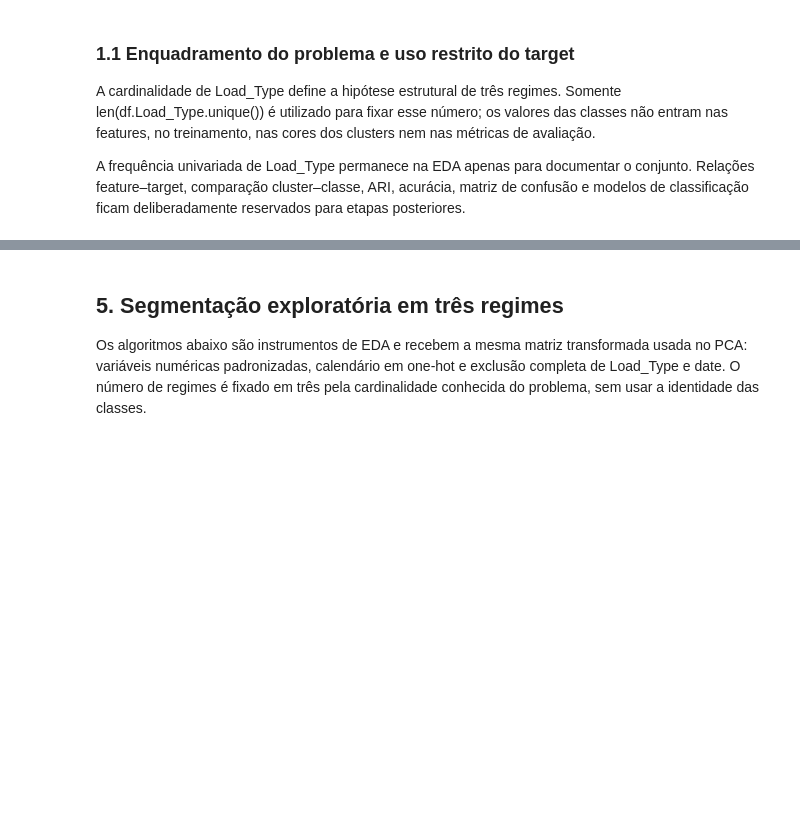
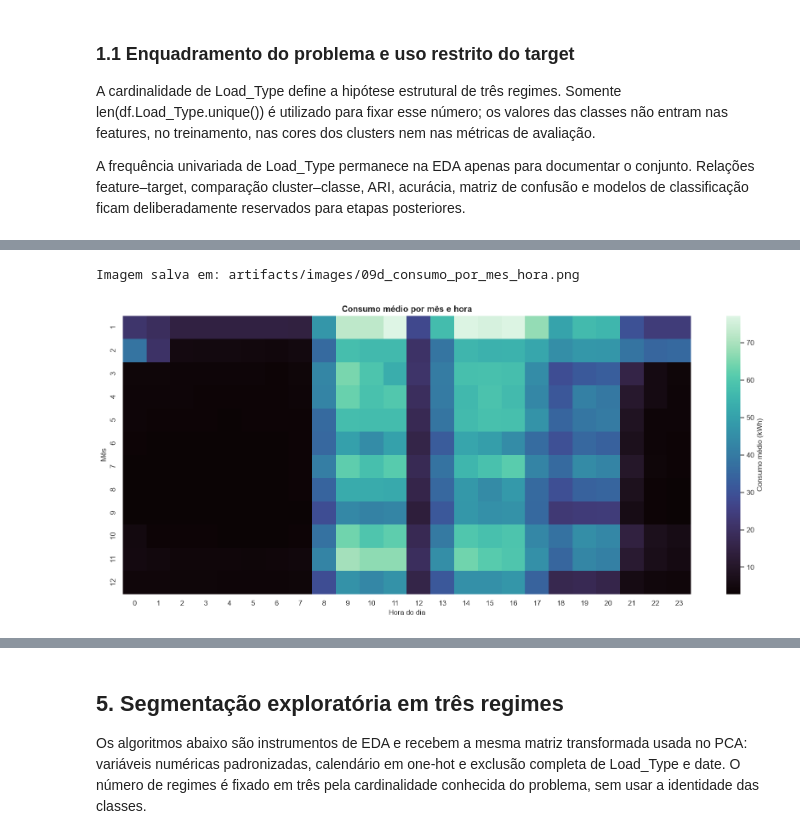
Before and after one commit to MBA-Data-Science-Unifor/Regime-Anomaly-Unsupervisioned, a Jupyter notebook: artifacts/notebooks/01_EDA.ipynb, the cells around one changed output, grey strips where cells are left out. Drawn from its saved outputs; the diff is of its cells as text; code cells hidden in the pictures; blank space fills up the shorter version.

```diff
--- a/artifacts/notebooks/01_EDA.ipynb
+++ b/artifacts/notebooks/01_EDA.ipynb
@@ -342,0 +523,38 @@ plt.show()
+# %%
+conditional_columns = [
+    "Usage_kWh",
+    "Lagging_Current_Reactive.Power_kVarh",
+    "Leading_Current_Reactive_Power_kVarh",
+    "Lagging_Current_Power_Factor",
+    "Leading_Current_Power_Factor",
+]
+calendar_profile = relationship_df.groupby("WeekStatus")[conditional_columns].median()
+calendar_profile.to_csv(
+    TABLES_DIR / "perfil_mediano_por_status_semana.csv",
+    encoding="utf-8-sig",
+)
+display(calendar_profile.round(2))
+
+month_hour_usage = (
+    relationship_df.assign(
+        month=relationship_df[DATE_COLUMN].dt.month,
+        hour=relationship_df["NSM"] // 3_600,
+    )
+    .pivot_table(index="month", columns="hour", values="Usage_kWh", aggfunc="mean")
+)
+fig, ax = plt.subplots(figsize=(16, 7))
+sns.heatmap(
+    month_hour_usage,
+    cmap="mako",
+    cbar_kws={"label": "Consumo médio (kWh)"},
+    ax=ax,
+)
+ax.set(
+    title="Consumo médio por mês e hora",
+    xlabel="Hora do dia",
+    ylabel="Mês",
+)
+fig.tight_layout()
+save_figure(fig, "09d_consumo_por_mes_hora.png")
+plt.show()
+# %% [output]
@@ -342,0 +565,2 @@ plt.show()
+Imagem salva em: artifacts/images/09d_consumo_por_mes_hora.png
+[figure, added]
```
Also changed, not shown: parts of 43 cells of this notebook.
